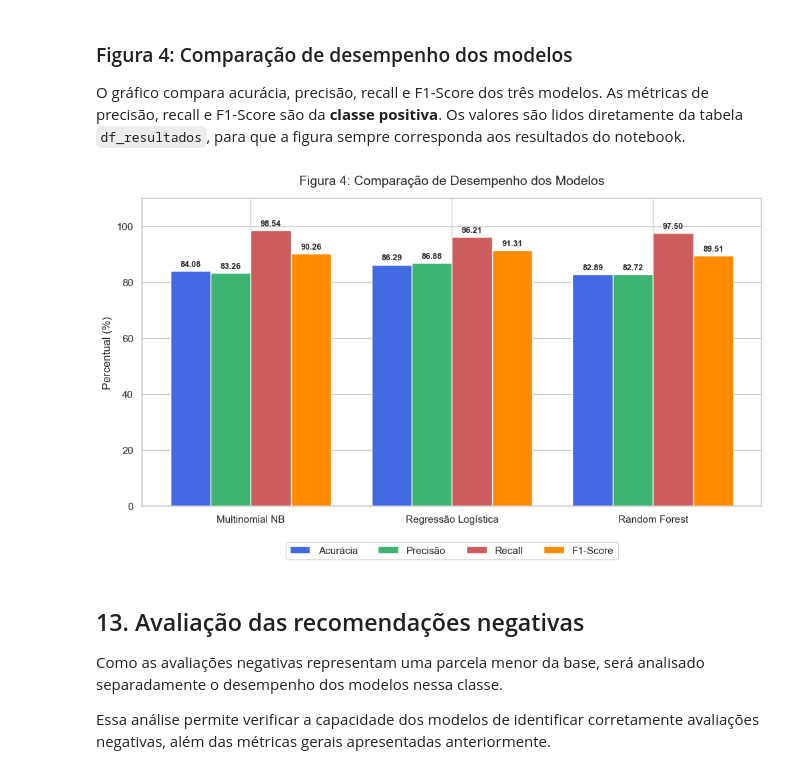
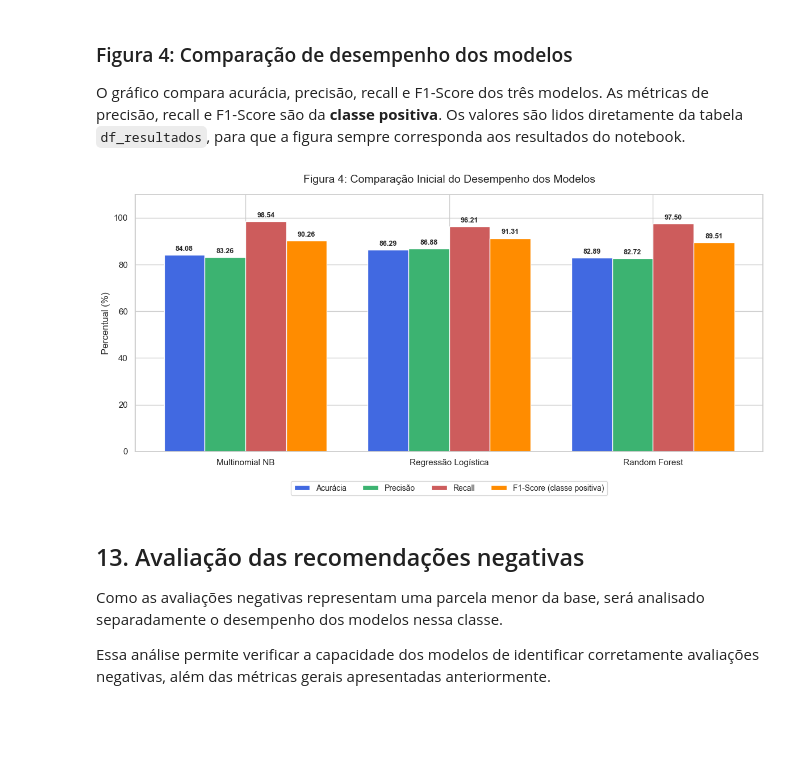
Before and after one commit to marcosaraujoCL/projeto-aplicado-II-classificacoes-avaliacoes, a Jupyter notebook: Notebooks/02_modelagem_avaliacao.ipynb, the cells around one changed output. Cells and saved outputs as stored; diff of their text form; code cells hidden in the pictures; blank space fills up the shorter version.

Commit message:
Atualiza relatório técnico, gráficos e notebooks

```diff
--- a/Notebooks/02_modelagem_avaliacao.ipynb
+++ b/Notebooks/02_modelagem_avaliacao.ipynb
@@ -430,39 +450,99 @@ df_resultados.style.format({
 
 O gráfico compara acurácia, precisão, recall e F1-Score dos três modelos. As métricas de precisão, recall e F1-Score são da **classe positiva**. Os valores são lidos diretamente da tabela `df_resultados`, para que a figura sempre corresponda aos resultados do notebook.
 # %%
-# Figura 4: Comparação de Desempenho dos Modelos (valores lidos da tabela de resultados)
+# Figura 4: Comparação inicial de desempenho dos modelos
+# Os valores são lidos diretamente da tabela de resultados.
+
 nomes_modelos = ["Multinomial NB", "Regressão Logística", "Random Forest"]
-valores = df_resultados[["Acurácia", "Precisão", "Recall", "F1-Score"]] * 100
+
+valores = df_resultados[
+    ["Acurácia", "Precisão", "Recall", "F1-Score"]
+] * 100
 
 acuracia = valores["Acurácia"].tolist()
 precisao = valores["Precisão"].tolist()
 recall = valores["Recall"].tolist()
-f1_valores = valores["F1-Score"].tolist()   # nome diferente para não sobrescrever f1_score do sklearn
+f1_valores = valores["F1-Score"].tolist()
 
+# Posição das barras
 x = np.arange(len(nomes_modelos))
 width = 0.20
 
+# Criação do gráfico
 fig, ax = plt.subplots(figsize=(12, 6))
 
-rects1 = ax.bar(x - 1.5*width, acuracia, width, label="Acurácia", color="royalblue")
-rects2 = ax.bar(x - 0.5*width, precisao, width, label="Precisão", color="mediumseagreen")
-rects3 = ax.bar(x + 0.5*width, recall, width, label="Recall", color="indianred")
-rects4 = ax.bar(x + 1.5*width, f1_valores, width, label="F1-Score", color="darkorange")
+rects1 = ax.bar(
+    x - 1.5 * width,
+    acuracia,
+    width,
+    label="Acurácia",
+    color="royalblue"
+)
 
+rects2 = ax.bar(
+    x - 0.5 * width,
+    precisao,
+    width,
+    label="Precisão",
+    color="mediumseagreen"
+)
+
+rects3 = ax.bar(
+    x + 0.5 * width,
+    recall,
+    width,
+    label="Recall",
+    color="indianred"
+)
+
+rects4 = ax.bar(
+    x + 1.5 * width,
+    f1_valores,
+    width,
+    label="F1-Score (classe positiva)",
+    color="darkorange"
+)
+
+# Títulos e eixos
 ax.set_ylabel("Percentual (%)", fontsize=12)
-ax.set_title("Figura 4: Comparação de Desempenho dos Modelos", fontsize=14, pad=15)
+
+ax.set_title(
+    "Figura 4: Comparação Inicial do Desempenho dos Modelos",
+    fontsize=14,
+    pad=15
+)
+
 ax.set_xticks(x)
 ax.set_xticklabels(nomes_modelos, fontsize=11)
-ax.legend(loc="upper center", bbox_to_anchor=(0.5, -0.1), ncol=4, fontsize=11)
 
+# Legenda
+ax.legend(
+    loc="upper center",
+    bbox_to_anchor=(0.5, -0.1),
+    ncol=4,
+    fontsize=10
+)
+
+# Valores sobre as barras
 for rects in (rects1, rects2, rects3, rects4):
-    ax.bar_label(rects, padding=3, fmt="%.2f", fontsize=9, fontweight="bold")
+    ax.bar_label(
+        rects,
+        padding=3,
+        fmt="%.2f",
+        fontsize=9,
+        fontweight="bold"
+    )
 
-plt.ylim(0, 110)
-plt.savefig(PASTA_FIGURAS / "figura4_comparacao_completa.png", dpi=300, bbox_inches="tight")
+# Limites e organização
+ax.set_ylim(0, 110)
+plt.tight_layout()
+
+# Exibir o gráfico
+plt.tight_layout()
 plt.show()
+plt.close()
 # %% [output]
-[figure, old version]
+[figure, new version]
 # %% [markdown]
 ## 13. Avaliação das recomendações negativas
 
```
Also changed, not shown: parts of 6 cells of this notebook, 5 other files.
